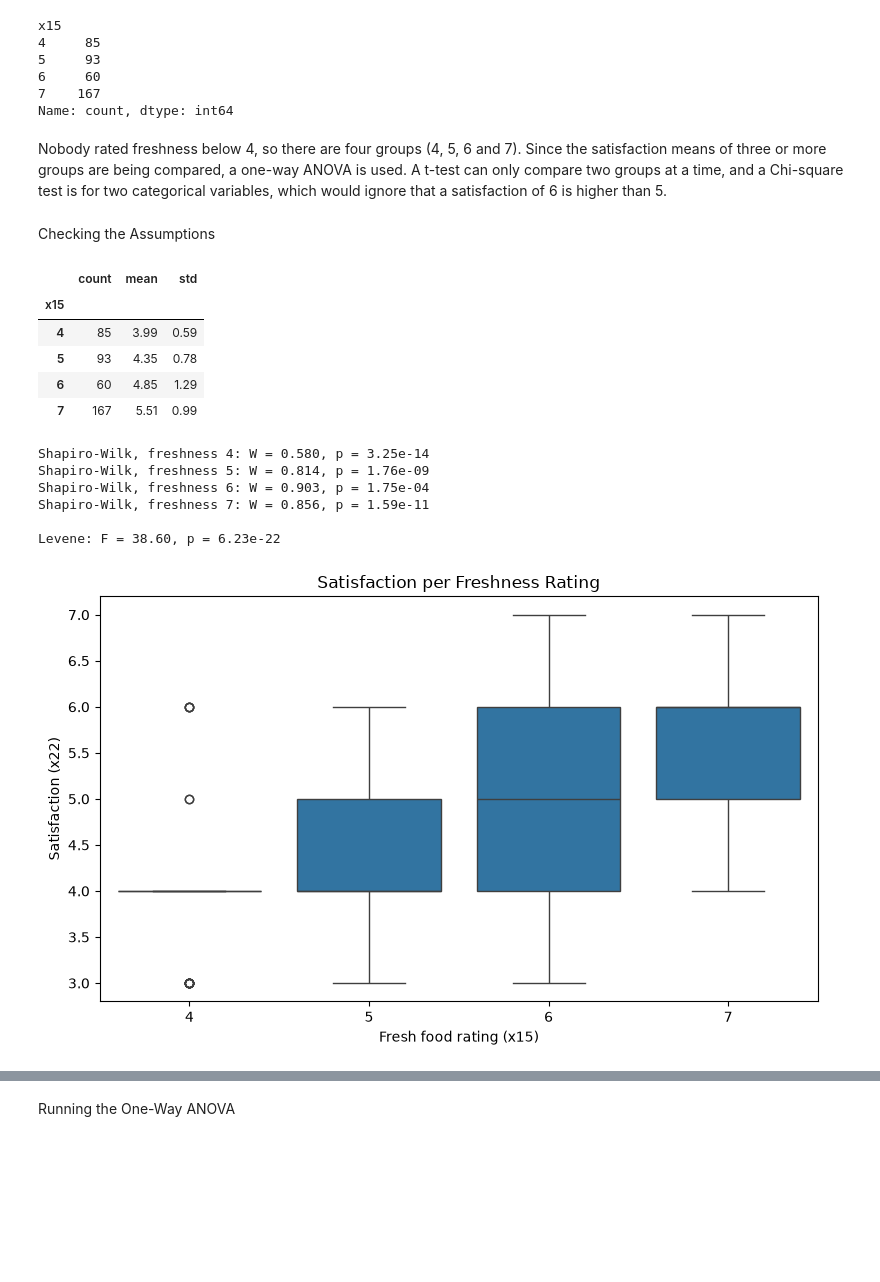
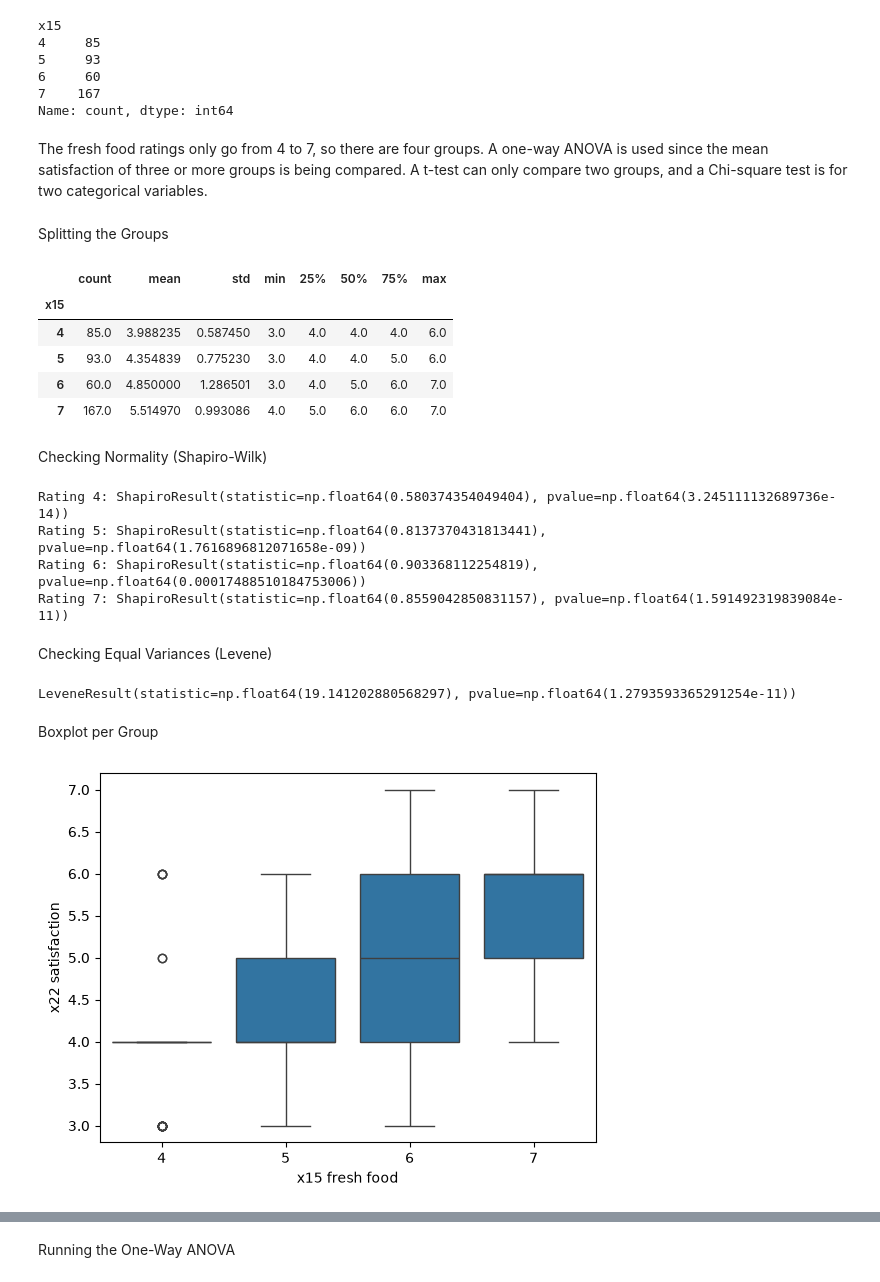
Before and after one commit to Dawngend/School-Works, a Jupyter notebook: Statistical Analysis and Modeling/PAMESA - M2-Technical.ipynb, the cells around one changed output, grey strips where cells are left out. Saved outputs shown, nothing was run; the diff lists cells and outputs as text; code cells hidden in the pictures; blank space fills up the shorter version.

Commit message:
CS0073 M2: rewrite at the level of the class notebooks
Co-Authored-By: Claude Opus 5.5 <noreply@anthropic.com>

```diff
--- a/Statistical Analysis and Modeling/PAMESA - M2-Technical.ipynb
+++ b/Statistical Analysis and Modeling/PAMESA - M2-Technical.ipynb
@@ -165,43 +157,48 @@ x15
 7    167
 Name: count, dtype: int64
 # %% [markdown]
-Nobody rated freshness below 4, so there are four groups (4, 5, 6 and 7). Since the satisfaction means of three or more groups are being compared, a one-way ANOVA is used. A t-test can only compare two groups at a time, and a Chi-square test is for two categorical variables, which would ignore that a satisfaction of 6 is higher than 5.
+The fresh food ratings only go from 4 to 7, so there are four groups. A one-way ANOVA is used since the mean satisfaction of three or more groups is being compared. A t-test can only compare two groups, and a Chi-square test is for two categorical variables.
-# %% [markdown]
-Checking the Assumptions
-# %%
-levels = [4, 5, 6, 7]
-groups = [df[df["x15"] == level]["x22"] for level in levels]
-
-df.groupby("x15")["x22"].agg(["count", "mean", "std"]).round(2)
-# %% [output]
-|  | count | mean | std |
-| x15 |  |  |  |
-| 4 | 85 | 3.99 | 0.59 |
-| 5 | 93 | 4.35 | 0.78 |
-| 6 | 60 | 4.85 | 1.29 |
-| 7 | 167 | 5.51 | 0.99 |
-# %%
-for level, group in zip(levels, groups):
-    stat, p_value = stats.shapiro(group)
-    print(f"Shapiro-Wilk, freshness {level}: W = {stat:.3f}, p = {p_value:.2e}")
-
-levene_stat, levene_p = stats.levene(*groups, center="mean")
-print(f"\nLevene: F = {levene_stat:.2f}, p = {levene_p:.2e}")
-# %% [output]
-Shapiro-Wilk, freshness 4: W = 0.580, p = 3.25e-14
-Shapiro-Wilk, freshness 5: W = 0.814, p = 1.76e-09
-Shapiro-Wilk, freshness 6: W = 0.903, p = 1.75e-04
-Shapiro-Wilk, freshness 7: W = 0.856, p = 1.59e-11
-
-Levene: F = 38.60, p = 6.23e-22
+# %% [markdown]
+Splitting the Groups
+# %%
+g4 = df[df["x15"] == 4]["x22"]
+g5 = df[df["x15"] == 5]["x22"]
+g6 = df[df["x15"] == 6]["x22"]
+g7 = df[df["x15"] == 7]["x22"]
+
+df.groupby("x15")["x22"].describe()
+# %% [output]
+|  | count | mean | std | min | 25% | 50% | 75% | max |
+| x15 |  |  |  |  |  |  |  |  |
+| 4 | 85.0 | 3.988235 | 0.587450 | 3.0 | 4.0 | 4.0 | 4.0 | 6.0 |
+| 5 | 93.0 | 4.354839 | 0.775230 | 3.0 | 4.0 | 4.0 | 5.0 | 6.0 |
+| 6 | 60.0 | 4.850000 | 1.286501 | 3.0 | 4.0 | 5.0 | 6.0 | 7.0 |
+| 7 | 167.0 | 5.514970 | 0.993086 | 4.0 | 5.0 | 6.0 | 6.0 | 7.0 |
+# %% [markdown]
+Checking Normality (Shapiro-Wilk)
+# %%
+print("Rating 4:", stats.shapiro(g4))
+print("Rating 5:", stats.shapiro(g5))
+print("Rating 6:", stats.shapiro(g6))
+print("Rating 7:", stats.shapiro(g7))
+# %% [output]
+Rating 4: ShapiroResult(statistic=np.float64(0.580374354049404), pvalue=np.float64(3.245111132689736e-14))
+Rating 5: ShapiroResult(statistic=np.float64(0.8137370431813441), pvalue=np.float64(1.7616896812071658e-09))
+Rating 6: ShapiroResult(statistic=np.float64(0.903368112254819), pvalue=np.float64(0.00017488510184753006))
+Rating 7: ShapiroResult(statistic=np.float64(0.8559042850831157), pvalue=np.float64(1.591492319839084e-11))
+# %% [markdown]
+Checking Equal Variances (Levene)
+# %%
+print(stats.levene(g4, g5, g6, g7))
+# %% [output]
+LeveneResult(statistic=np.float64(19.141202880568297), pvalue=np.float64(1.2793593365291254e-11))
+# %% [markdown]
+Boxplot per Group
 # %%
-plt.figure(figsize=(8, 5))
 sns.boxplot(x="x15", y="x22", data=df)
-plt.title("Satisfaction per Freshness Rating")
-plt.xlabel("Fresh food rating (x15)")
-plt.ylabel("Satisfaction (x22)")
-plt.tight_layout()
+plt.xlabel("x15 fresh food")
+plt.ylabel("x22 satisfaction")
 plt.show()
 # %% [output]
-[figure, old version]
+[figure, new version]
 # %% [markdown]
```
Also changed, not shown: parts of 33 cells of this notebook.
